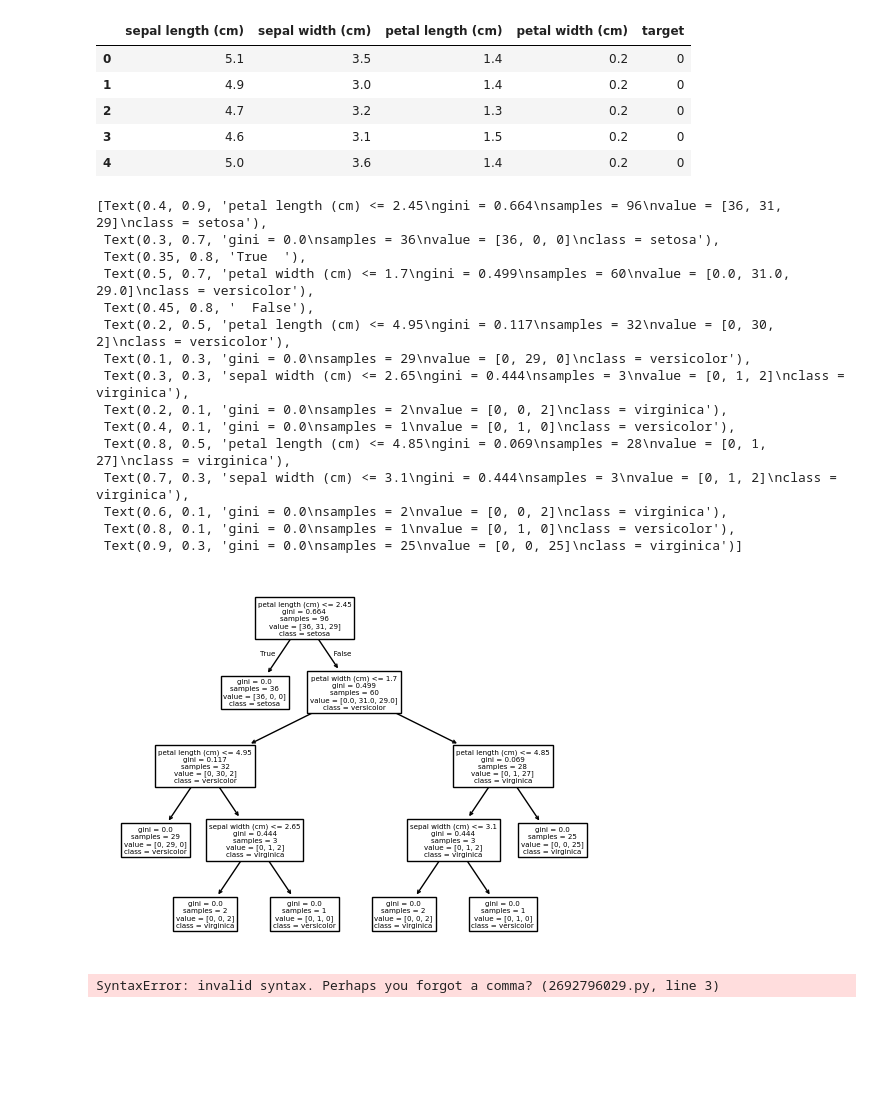
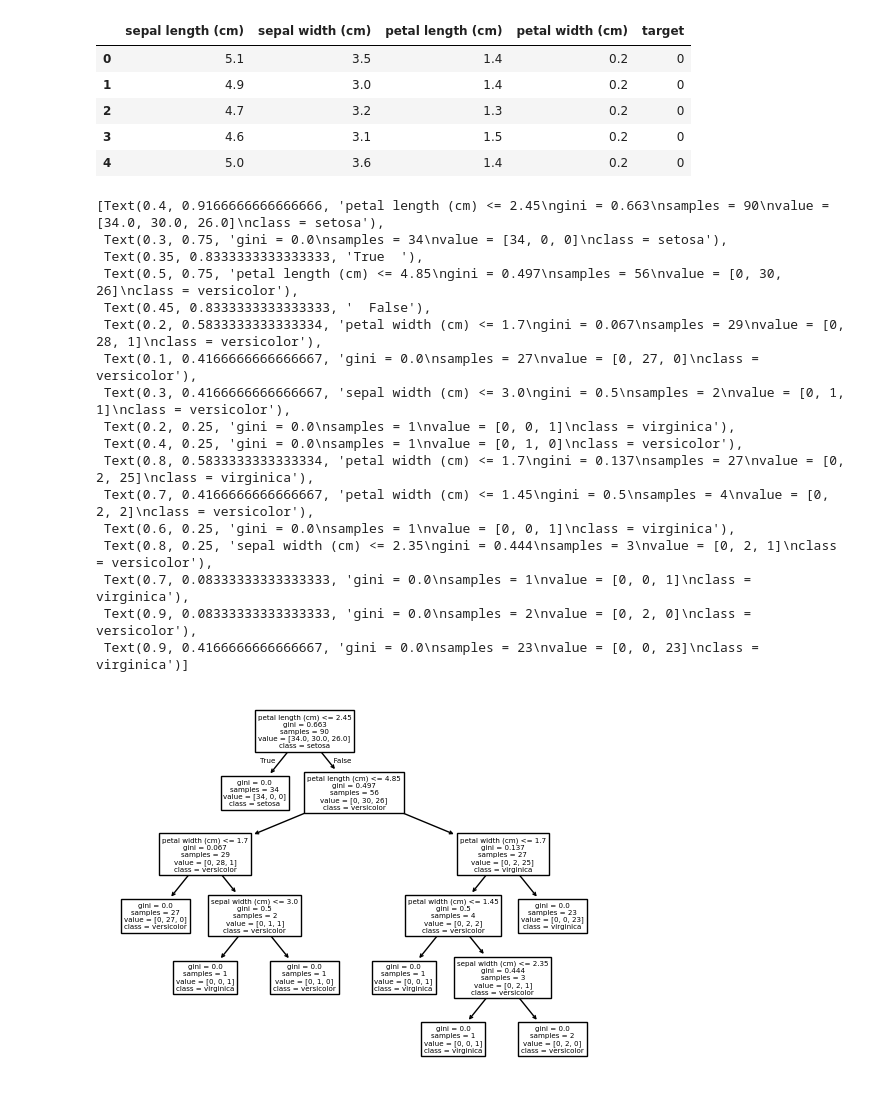
Before and after one commit to zacisyourmaster/CS471, a Jupyter notebook: assignment_4/decisiontree.ipynb, the cells around one changed output. Cells and saved outputs as stored; diff of their text form; code cells hidden in the pictures; blank space fills up the shorter version.

```diff
--- a/assignment_4/decisiontree.ipynb
+++ b/assignment_4/decisiontree.ipynb
@@ -84,45 +84,36 @@ df.head()
 # %%
 X_train_val, X_test, y_train_val, y_test = train_test_split(
     df[['sepal length (cm)', 'sepal width (cm)', 'petal length (cm)', 'petal width (cm)']],
     df['target'],
     test_size=0.2,
     random_state=27
 )
 
 X_train, X_val, y_train, y_val = train_test_split(
-    X_train_val, y_train_val, test_size=0.2, random_state=32
+    X_train_val, y_train_val, test_size=0.25, random_state=32
 )
 
 clf=tree.DecisionTreeClassifier(random_state=15)
 clf.fit(X_train,y_train)
 
 tree.plot_tree(clf,feature_names=['sepal length (cm)', 'sepal width (cm)', 'petal length (cm)',
        'petal width (cm)'],class_names=['setosa', 'versicolor', 'virginica'])
 # %% [output]
-[Text(0.4, 0.9, 'petal length (cm) <= 2.45\ngini = 0.664\nsamples = 96\nvalue = [36, 31, 29]\nclass = setosa'),
- Text(0.3, 0.7, 'gini = 0.0\nsamples = 36\nvalue = [36, 0, 0]\nclass = setosa'),
- Text(0.35, 0.8, 'True  '),
- Text(0.5, 0.7, 'petal width (cm) <= 1.7\ngini = 0.499\nsamples = 60\nvalue = [0.0, 31.0, 29.0]\nclass = versicolor'),
- Text(0.45, 0.8, '  False'),
- Text(0.2, 0.5, 'petal length (cm) <= 4.95\ngini = 0.117\nsamples = 32\nvalue = [0, 30, 2]\nclass = versicolor'),
- Text(0.1, 0.3, 'gini = 0.0\nsamples = 29\nvalue = [0, 29, 0]\nclass = versicolor'),
- Text(0.3, 0.3, 'sepal width (cm) <= 2.65\ngini = 0.444\nsamples = 3\nvalue = [0, 1, 2]\nclass = virginica'),
- Text(0.2, 0.1, 'gini = 0.0\nsamples = 2\nvalue = [0, 0, 2]\nclass = virginica'),
- Text(0.4, 0.1, 'gini = 0.0\nsamples = 1\nvalue = [0, 1, 0]\nclass = versicolor'),
- Text(0.8, 0.5, 'petal length (cm) <= 4.85\ngini = 0.069\nsamples = 28\nvalue = [0, 1, 27]\nclass = virginica'),
- Text(0.7, 0.3, 'sepal width (cm) <= 3.1\ngini = 0.444\nsamples = 3\nvalue = [0, 1, 2]\nclass = virginica'),
- Text(0.6, 0.1, 'gini = 0.0\nsamples = 2\nvalue = [0, 0, 2]\nclass = virginica'),
- Text(0.8, 0.1, 'gini = 0.0\nsamples = 1\nvalue = [0, 1, 0]\nclass = versicolor'),
- Text(0.9, 0.3, 'gini = 0.0\nsamples = 25\nvalue = [0, 0, 25]\nclass = virginica')]
+[Text(0.4, 0.9166666666666666, 'petal length (cm) <= 2.45\ngini = 0.663\nsamples = 90\nvalue = [34.0, 30.0, 26.0]\nclass = setosa'),
+ Text(0.3, 0.75, 'gini = 0.0\nsamples = 34\nvalue = [34, 0, 0]\nclass = setosa'),
+ Text(0.35, 0.8333333333333333, 'True  '),
+ Text(0.5, 0.75, 'petal length (cm) <= 4.85\ngini = 0.497\nsamples = 56\nvalue = [0, 30, 26]\nclass = versicolor'),
+ Text(0.45, 0.8333333333333333, '  False'),
+ Text(0.2, 0.5833333333333334, 'petal width (cm) <= 1.7\ngini = 0.067\nsamples = 29\nvalue = [0, 28, 1]\nclass = versicolor'),
+ Text(0.1, 0.4166666666666667, 'gini = 0.0\nsamples = 27\nvalue = [0, 27, 0]\nclass = versicolor'),
+ Text(0.3, 0.4166666666666667, 'sepal width (cm) <= 3.0\ngini = 0.5\nsamples = 2\nvalue = [0, 1, 1]\nclass = versicolor'),
+ Text(0.2, 0.25, 'gini = 0.0\nsamples = 1\nvalue = [0, 0, 1]\nclass = virginica'),
+ Text(0.4, 0.25, 'gini = 0.0\nsamples = 1\nvalue = [0, 1, 0]\nclass = versicolor'),
+ Text(0.8, 0.5833333333333334, 'petal width (cm) <= 1.7\ngini = 0.137\nsamples = 27\nvalue = [0, 2, 25]\nclass = virginica'),
+ Text(0.7, 0.4166666666666667, 'petal width (cm) <= 1.45\ngini = 0.5\nsamples = 4\nvalue = [0, 2, 2]\nclass = versicolor'),
+ Text(0.6, 0.25, 'gini = 0.0\nsamples = 1\nvalue = [0, 0, 1]\nclass = virginica'),
+ Text(0.8, 0.25, 'sepal width (cm) <= 2.35\ngini = 0.444\nsamples = 3\nvalue = [0, 2, 1]\nclass = versicolor'),
+ Text(0.7, 0.08333333333333333, 'gini = 0.0\nsamples = 1\nvalue = [0, 0, 1]\nclass = virginica'),
+ Text(0.9, 0.08333333333333333, 'gini = 0.0\nsamples = 2\nvalue = [0, 2, 0]\nclass = versicolor'),
+ Text(0.9, 0.4166666666666667, 'gini = 0.0\nsamples = 23\nvalue = [0, 0, 23]\nclass = virginica')]
-[figure, old version]
+[figure, new version]
-# %%
-from sklearn.model_selection import GridSearchCV
-params={
-    'max_depth': [3, 5, 7,9, 10],
-    'min_samples_split': [2, 5, 7, 10],
-    'criterion': ["gini","entropy"],
-    'max_features': ('sqrt', 'log2')
-}
-grid=GridSearchCV(clf,param_grid=params,cv=5,scoring='accuracy',verbose=True,return_train_score=True)
-# %% [output]
-SyntaxError: invalid syntax. Perhaps you forgot a comma? (2692796029.py, line 3)
```
Also changed, not shown: parts of 7 cells of this notebook.
